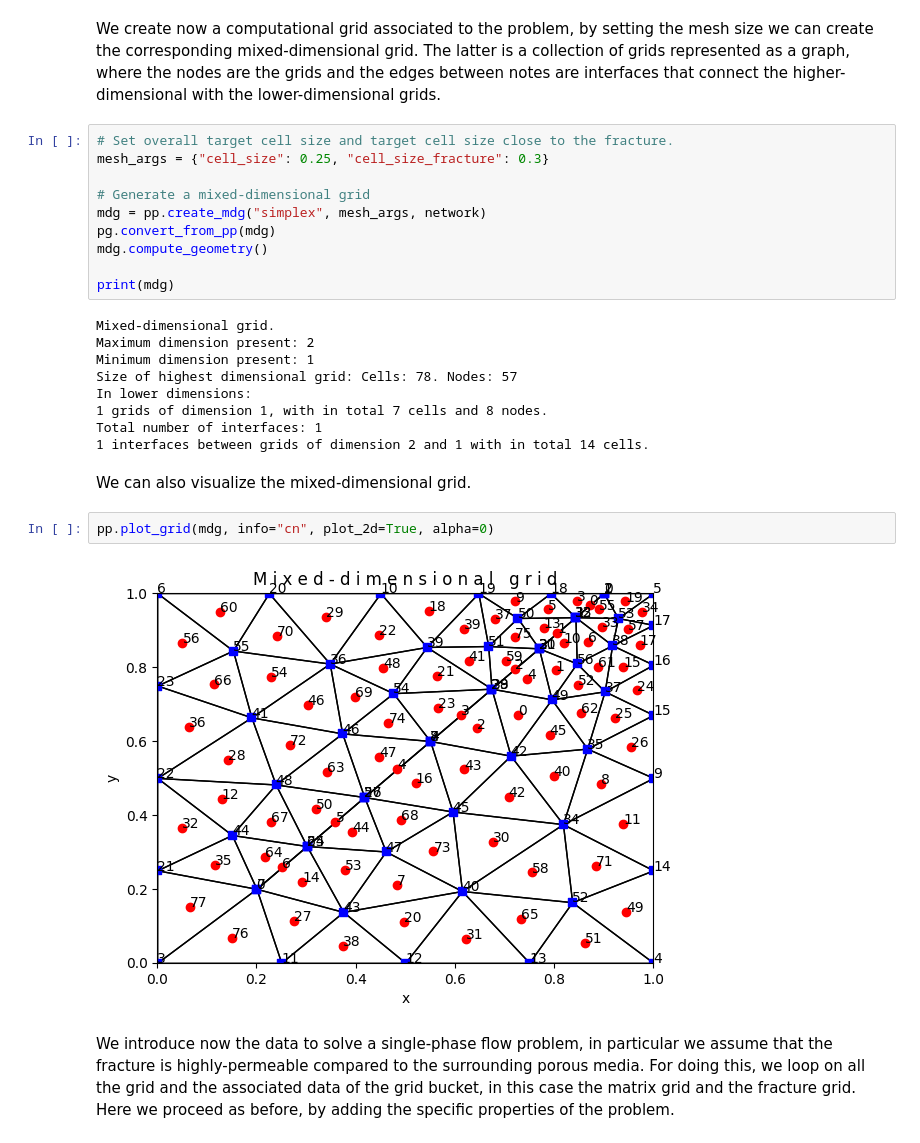
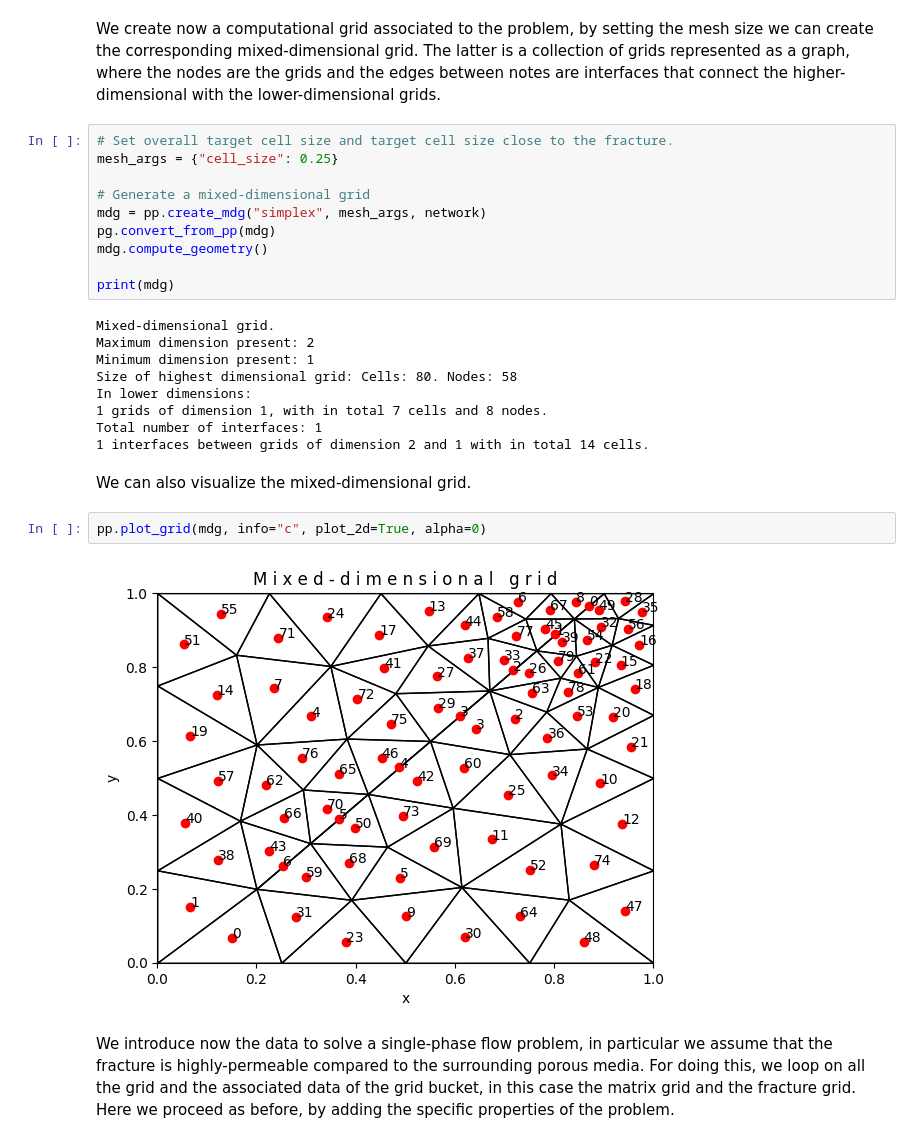
Before and after one commit to compgeo-mox/lec_compgeo, a Jupyter notebook: lab/lab4/lab4_ex1.ipynb, the cells around one changed output. Drawn from its saved outputs; the diff is of its cells as text.

```diff
--- a/lab/lab4/lab4_ex1.ipynb
+++ b/lab/lab4/lab4_ex1.ipynb
@@ -91,7 +91,7 @@ network.plot()
 We create now a computational grid associated to the problem, by setting the mesh size we can create the corresponding mixed-dimensional grid. The latter is a collection of grids represented as a graph, where the nodes are the grids and the edges between notes are interfaces that connect the higher-dimensional with the lower-dimensional grids.
 # %%
 # Set overall target cell size and target cell size close to the fracture.
-mesh_args = {"cell_size": 0.25, "cell_size_fracture": 0.3}
+mesh_args = {"cell_size": 0.25}
 
 # Generate a mixed-dimensional grid
 mdg = pp.create_mdg("simplex", mesh_args, network)
@@ -103,7 +103,7 @@ print(mdg)
 Mixed-dimensional grid.
 Maximum dimension present: 2
 Minimum dimension present: 1
-Size of highest dimensional grid: Cells: 78. Nodes: 57
+Size of highest dimensional grid: Cells: 80. Nodes: 58
 In lower dimensions:
 1 grids of dimension 1, with in total 7 cells and 8 nodes.
 Total number of interfaces: 1
@@ -111,9 +111,9 @@ Total number of interfaces: 1
 # %% [markdown]
 We can also visualize the mixed-dimensional grid.
 # %%
-pp.plot_grid(mdg, info="cn", plot_2d=True, alpha=0)
+pp.plot_grid(mdg, info="c", plot_2d=True, alpha=0)
 # %% [output]
-[figure, old version]
+[figure, new version]
 # %% [markdown]
 We introduce now the data to solve a single-phase flow problem, in particular we assume that the fracture is highly-permeable compared to the surrounding porous media. For doing this, we loop on all the grid and the associated data of the grid bucket, in this case the matrix grid and the fracture grid. Here we proceed as before, by adding the specific properties of the problem.
 # %%
```
Also changed, not shown: parts of 5 cells of this notebook, 1 other file.
